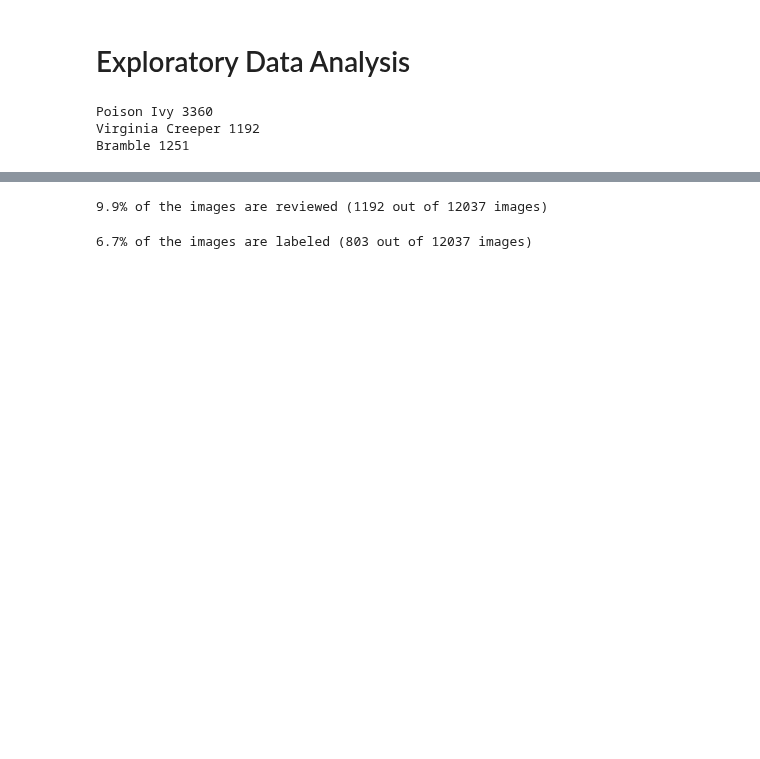
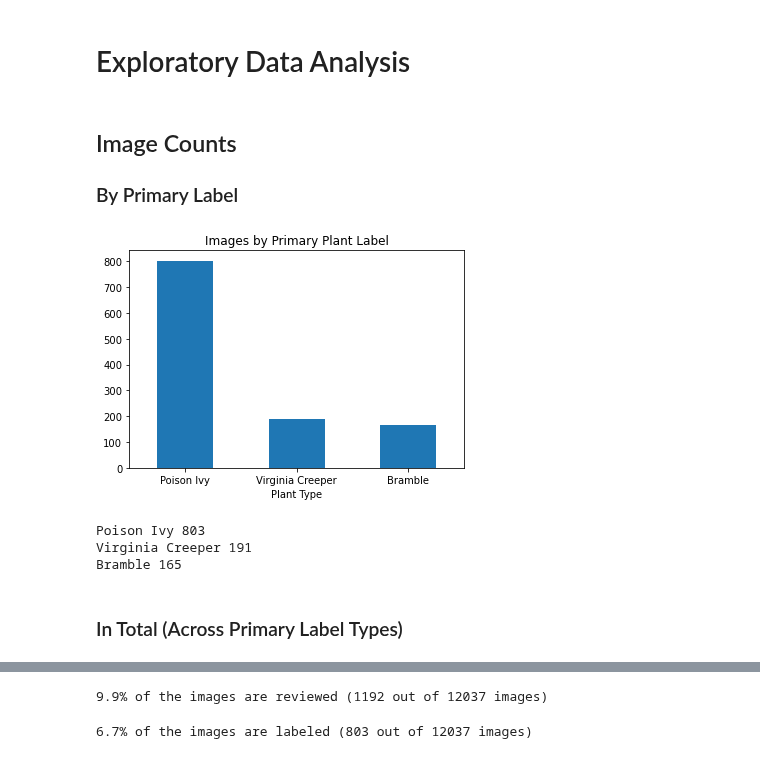
Before and after one commit to mikeasilva/CUNY-SPS, a Jupyter notebook: DATA698/05 - Exploratory Data Analysis.ipynb, the cells around one changed output, grey strips where cells are left out. Drawn from its saved outputs; the diff is of its cells as text; code cells hidden in the pictures; blank space fills up the shorter version.

```diff
--- a/DATA698/05 - Exploratory Data Analysis.ipynb
+++ b/DATA698/05 - Exploratory Data Analysis.ipynb
@@ -7,30 +7,3 @@ import sqlite3
 import geopandas as gpd
 import matplotlib.pyplot as plt
 from IPython.display import display, HTML
-# %%
-all_labels = {}
-i = 0
-for line in open("./iNaturalist/images/Poison Ivy/classes.txt"):
-    all_labels[str(i)] = line.strip()
-    i += 1
-
-object_counts = {}
-image_counts = {}
-for k, v in all_labels.items():
-    pattern = "./iNaturalist/images/" + v + "/*.txt"
-    labels = glob(pattern)
-    labels.remove("./iNaturalist/images/" + v + "\\classes.txt")
-    for f in labels:
-        for line in open(f):
-            label_id = line.split(" ")[0]
-            object_counts[all_labels[label_id]] = object_counts.get(all_labels[label_id], 0) + 1
-            ic = image_counts.get(all_labels[label_id], set())
-            ic.add(f)
-            image_counts[all_labels[label_id]] = ic
-
-for k, v in object_counts.items():
-    print(k, v)
-# %% [output]
-Poison Ivy 3360
-Virginia Creeper 1192
-Bramble 1251
@@ -36,0 +99,18 @@ Bramble 1251
+# %% [markdown]
+## Image Counts
+
+### By Primary Label
+# %%
+image_counts_by_primary_label_df = pd.DataFrame.from_dict(image_counts_by_primary_label, orient="index", columns=["Images"]).reset_index().rename(columns={"index":"Plant Type"}).reset_index(drop=True)
+image_counts_by_primary_label_df.plot.bar(x="Plant Type", y="Images", rot=0, legend=False, title="Images by Primary Plant Label");
+# %% [output]
+[figure, added]
+# %%
+for k, v in image_counts_by_primary_label.items():
+    print(k, v)
+# %% [output]
+Poison Ivy 803
+Virginia Creeper 191
+Bramble 165
+# %% [markdown]
+### In Total (Across Primary Label Types)
```
Also changed, not shown: parts of 12 cells of this notebook.
